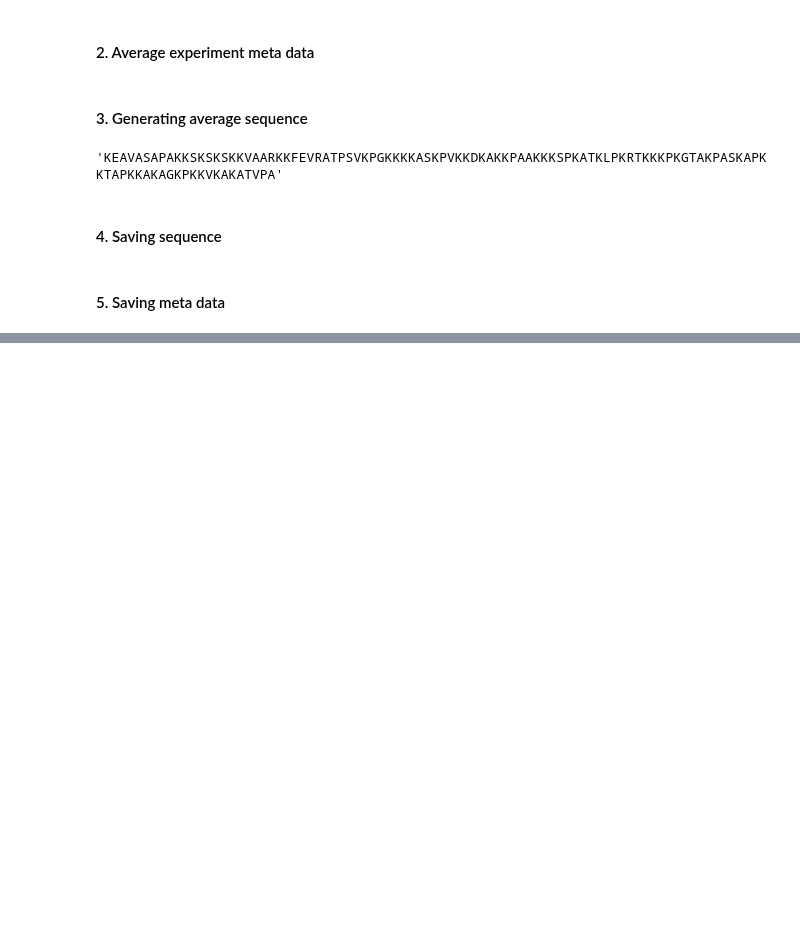
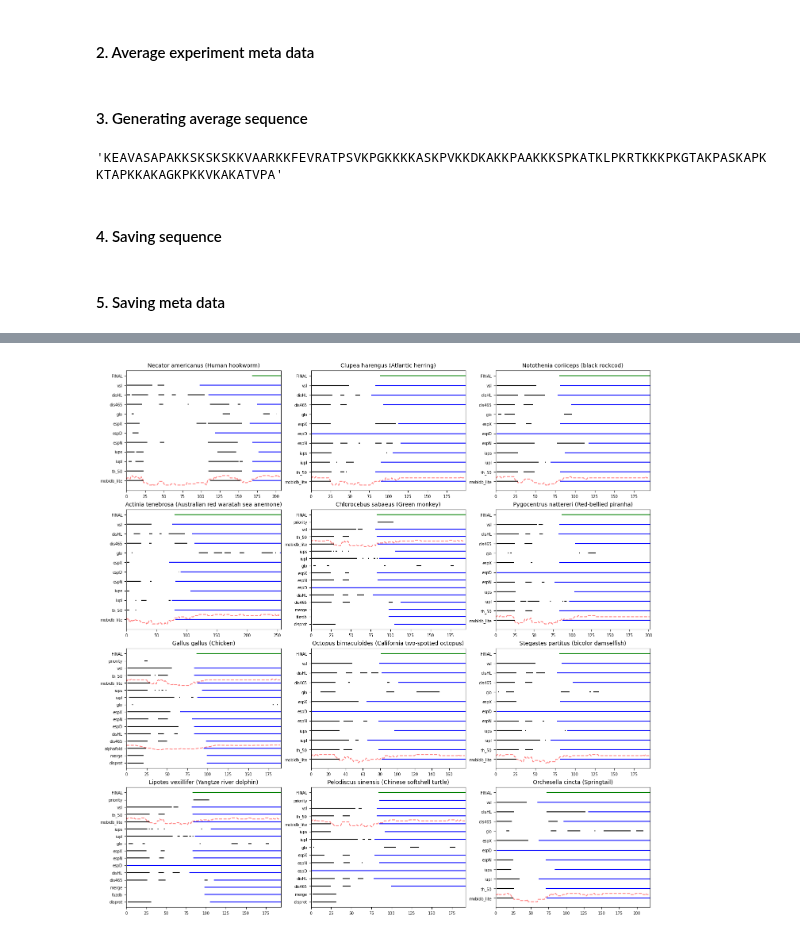
Before and after one commit to frederikespersen/OrthoIDP, a Jupyter notebook: Data.ipynb, the cells around one changed output, grey strips where cells are left out. Drawn from its saved outputs; the diff is of its cells as text; code cells hidden in the pictures; blank space fills up the shorter version.

Commit message:
Disorder prediction sanity check

```diff
--- a/Data.ipynb
+++ b/Data.ipynb
@@ -451,0 +472,58 @@ with open(metadata_path, 'w') as file:
+# %%
+# Sampling uniprot IDs
+metadata = analyse_utils.load_metadata('exp/ortho_h1-0/ortho_h1-0.json')
+metadata = metadata.sample(12)
+metadata.set_index('uniprot_id', inplace=True, drop=False)
+uniprot_ids = metadata.uniprot_id
+
+# Building fig layout
+cols = int(np.floor(np.sqrt(len(uniprot_ids))))
+rows = len(uniprot_ids)//cols
+fig, axes = plt.subplots(rows, cols, constrained_layout=True)
+
+# Looping over uniprot IDs
+for i, uid in enumerate(uniprot_ids):
+    if rows == 1:
+        ax = axes
+    elif cols == 1:
+        ax = axes[i]
+    else:
+        ax = axes[i%rows,i//rows]
+
+    # Querying MobiDB
+    response = requests.get(f"https://mobidb.org/api/download", params={'acc': [uid]}).json()
+    disorder_regions = {k.split('-')[-1]: response[k]['regions'] for k in response if 'disorder' in k and 'regions' in response[k]}
+    disorder_scores = {k.split('-')[-1]: response[k]['scores'] for k in response if 'disorder' in k and 'scores' in response[k]}
+
+    # Plotting MobiDB data
+    for j, k in enumerate(disorder_regions):
+        # Plotting scores
+        if k in disorder_scores:
+            ax.plot(range(len(response['sequence'])), [v-0.5+j for v in disorder_scores[k]], 'r--', alpha=0.5)
+        # Plotting predicted IDRs
+        for region in disorder_regions[k]:
+            start, end = region
+
+            # Painting C-terminal IDRs
+            if end == len(response['sequence']):
+                c = 'b'
+            else:
+                c = 'k'
+
+            ax.hlines(j, start, end, c)
+
+    # Plotting annoted region
+    start, end = metadata.location[uid].split(':')
+    ax.hlines(len(disorder_regions), int(start), int(end), 'g')
+
+    # Setting labels
+    ax.set_xlim(0, len(response['sequence']))
+    ax.set_yticks(range(len(disorder_regions)+1))
+    ax.set_yticklabels([*disorder_regions.keys(), 'FINAL'])
+    ax.tick_params(labelsize=7)
+    ax.set_title(metadata.loc[uid,'species'], size=10)
+
+fig.set_size_inches(14, 14)
+fig.show()
+# %% [output]
+[figure, added]
```
Also changed, not shown: parts of 3 cells of this notebook.
